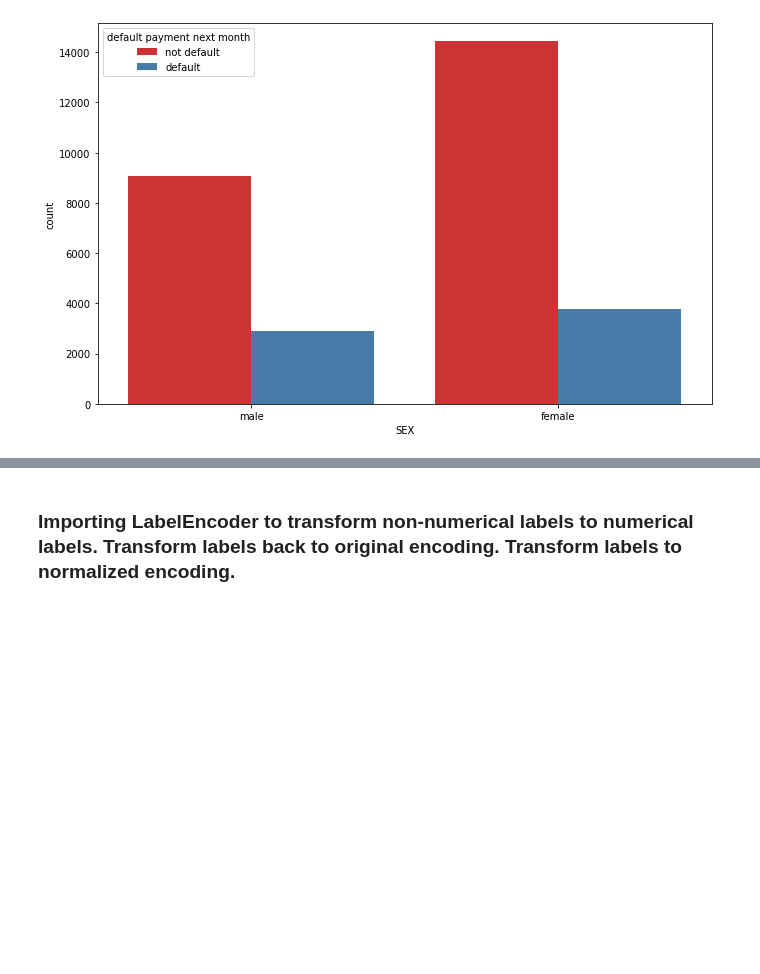
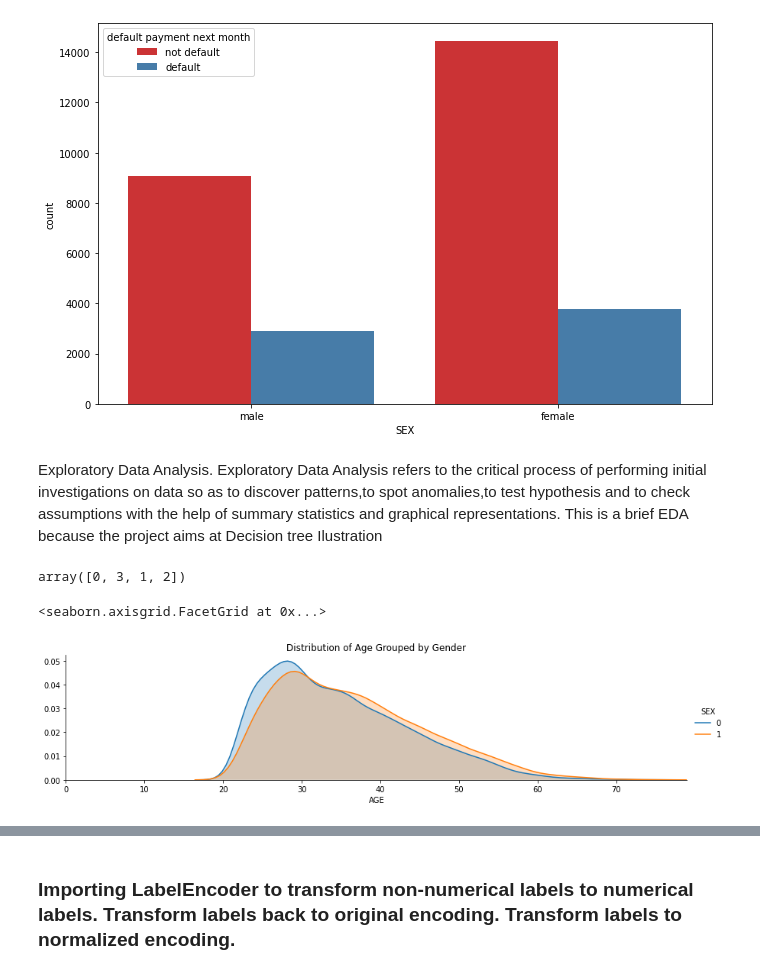
Before and after one commit to MarkMburu/default-credit-card, a Jupyter notebook: logisticReg.ipynb, the cells around one changed output, grey strips where cells are left out. Drawn from its saved outputs; the diff is of its cells as text; code cells hidden in the pictures; blank space fills up the shorter version.

```diff
--- a/logisticReg.ipynb
+++ b/logisticReg.ipynb
@@ -131,3 +131,29 @@ sns.countplot(x='SEX',hue='default payment next month',data=data,palette='Set1')
 # %% [output]
 <matplotlib.axes._subplots.AxesSubplot at 0x...>
 [figure]
+# %% [markdown]
+Exploratory Data Analysis.
+Exploratory Data Analysis refers to the critical process of performing initial investigations on data so as to discover patterns,to spot anomalies,to test hypothesis and to check assumptions with the help of summary statistics and graphical representations. This is a brief EDA because the project aims at Decision tree Ilustration
+# %%
+from sklearn import preprocessing
+le = preprocessing.LabelEncoder()
+#not default will ave the value 1 and default will have 0
+data['default payment next month'] = le.fit_transform(data['default payment next month'])
+data['default payment next month'].unique()
+#Male will ave the value 1 and female will have 0
+data['SEX'] = le.fit_transform(data['SEX'])
+data['SEX'].unique()
+data['EDUCATION'] = le.fit_transform(data['EDUCATION'])
+data['EDUCATION'].unique()
+# %% [output]
+array([0, 3, 1, 2])
+# %%
+fig = sns.FacetGrid(data, hue='SEX', aspect=4)
+fig.map(sns.kdeplot, 'AGE', shade=True)
+oldest = data['AGE'].max()
+fig.set(xlim=(0,oldest))
+fig.set(title='Distribution of Age Grouped by Gender')
+fig.add_legend()
+# %% [output]
+<seaborn.axisgrid.FacetGrid at 0x...>
+[figure, added]
```
Also changed, not shown: parts of 8 cells of this notebook.
